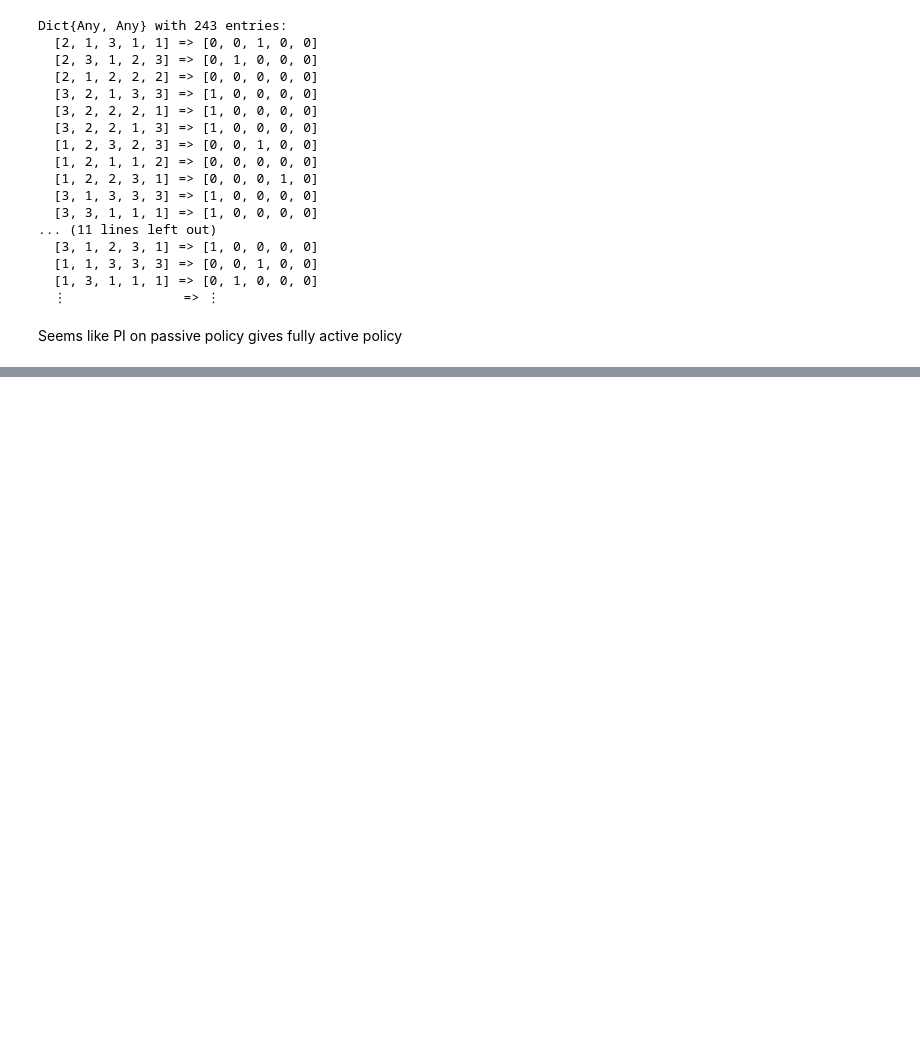
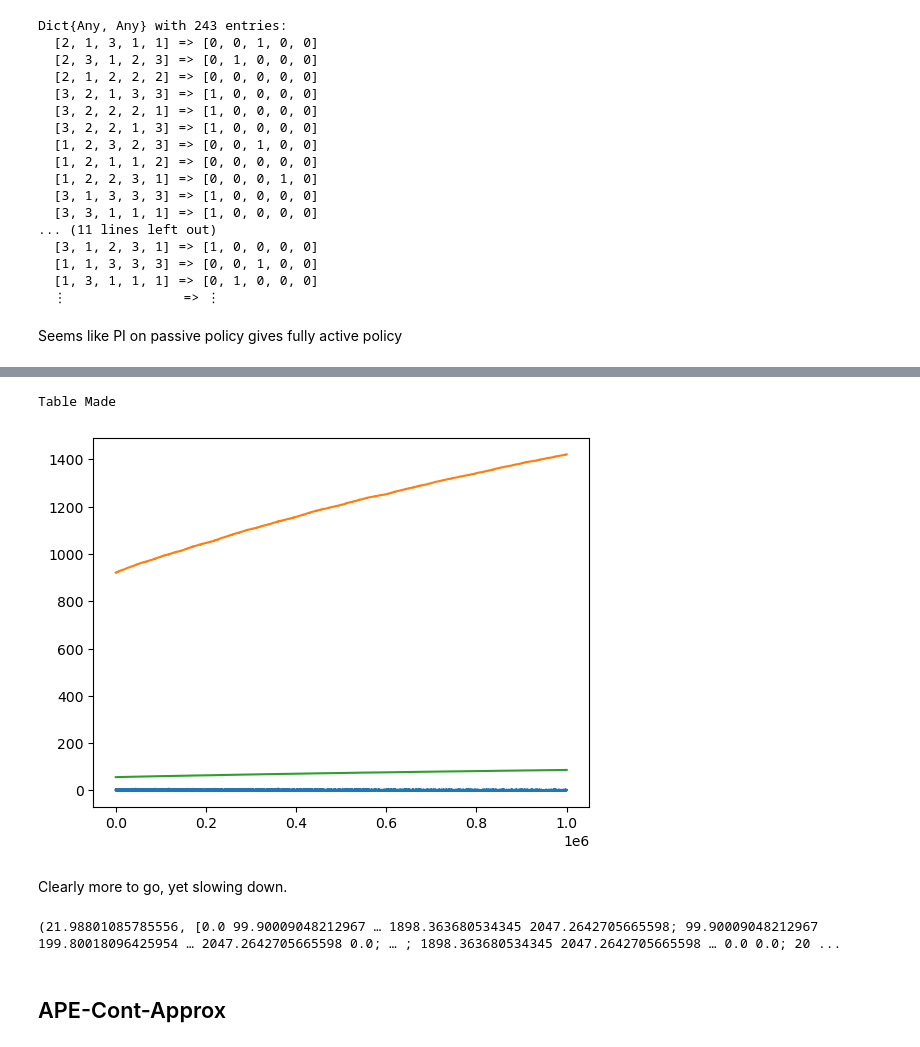
Before and after one commit to fairleyl/PhD-Code, a Jupyter notebook: AVI-Suite.ipynb, the cells around one changed output, grey strips where cells are left out. Cells and saved outputs as stored; diff of their text form; code cells hidden in the pictures; blank space fills up the shorter version.

```diff
--- a/AVI-Suite.ipynb
+++ b/AVI-Suite.ipynb
@@ -3741,0 +3681,7 @@ Table Made
+# %%
+nMax = 10000000
+stepsize = 1/50
+features = [numRepOrDam, numRepOrDamSq]
+vParams = zeros(length(features) + 1)
+resultUnifApprox = apeFAUnifApprox(N,alpha_d, alpha_r, beta, tau, c0, c1, r, nMax, stepsize, vParams, features; printProgress = true, modCounter = 1000000)
+println("Complete")
@@ -3741,0 +3725,5 @@ Table Made
+# %%
+nMax = 1000000
+stepsize = 1
+resultUnifFull = apeFAUnifFull(N,alpha_d, alpha_r, beta, tau, c0, c1, r, nMax, stepsize, vParams, features; printProgress = true, modCounter = 100000)
+println("Complete")
@@ -3741,0 +3765,5 @@ Table Made
+# %%
+nMax = 1000000
+stepsize = 1
+resultUnifFull2 = apeFAUnifFull(N,alpha_d, alpha_r, beta, tau, c0, c1, r, nMax, stepsize, resultUnifFull[1], features; printProgress = true, modCounter = 100000)
+println("Complete")
@@ -3741,0 +3782,29 @@ Table Made
+# %%
+numPar = length(vParams)
+paramHist = resultUnifFull2[2]
+paramHistT = Dict()
+for i in 1:numPar
+    paramHistT[i] = zeros(nMax)
+end
+for i in 1:numPar
+    for j in 1:nMax
+        paramHistT[i][j] = paramHist[j][i]
+    end
+end
+
+print("Table Made")
+
+for i in 1:numPar
+    PyPlot.plot(paramHistT[i], label = i)
+end
+# %% [output]
+Table Made
+[figure, added]
+# %% [markdown]
+Clearly more to go, yet slowing down.
+# %%
+rpeFAHomog(N, alpha_d[1], alpha_r[1], beta, tau, c0[1], c1, r[1], 0.00001; nMax = 0)
+# %% [output]
+(21.98801085785556, [0.0 99.90009048212967 … 1898.363680534345 2047.2642705665598; 99.90009048212967 199.80018096425954 … 2047.2642705665598 0.0; … ; 1898.363680534345 2047.2642705665598 … 0.0 0.0; 20 ...
+# %% [markdown]
+## APE-Cont-Approx
```
Also changed, not shown: parts of 48 cells of this notebook.
